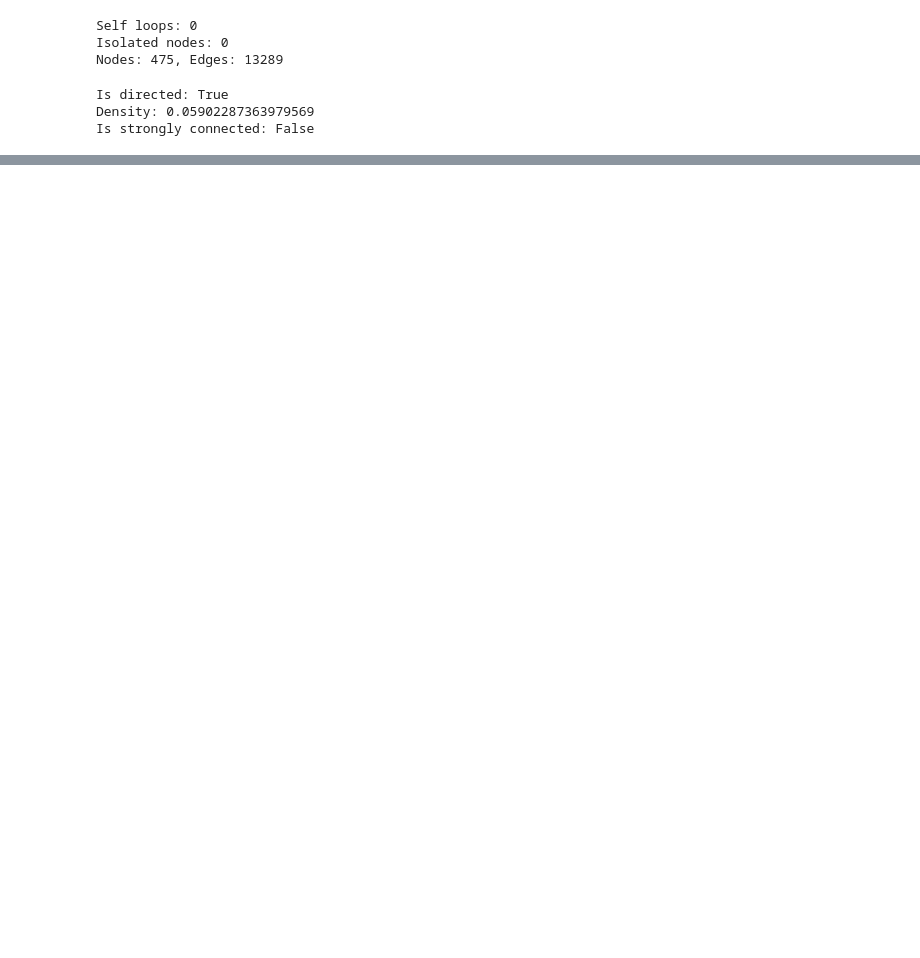
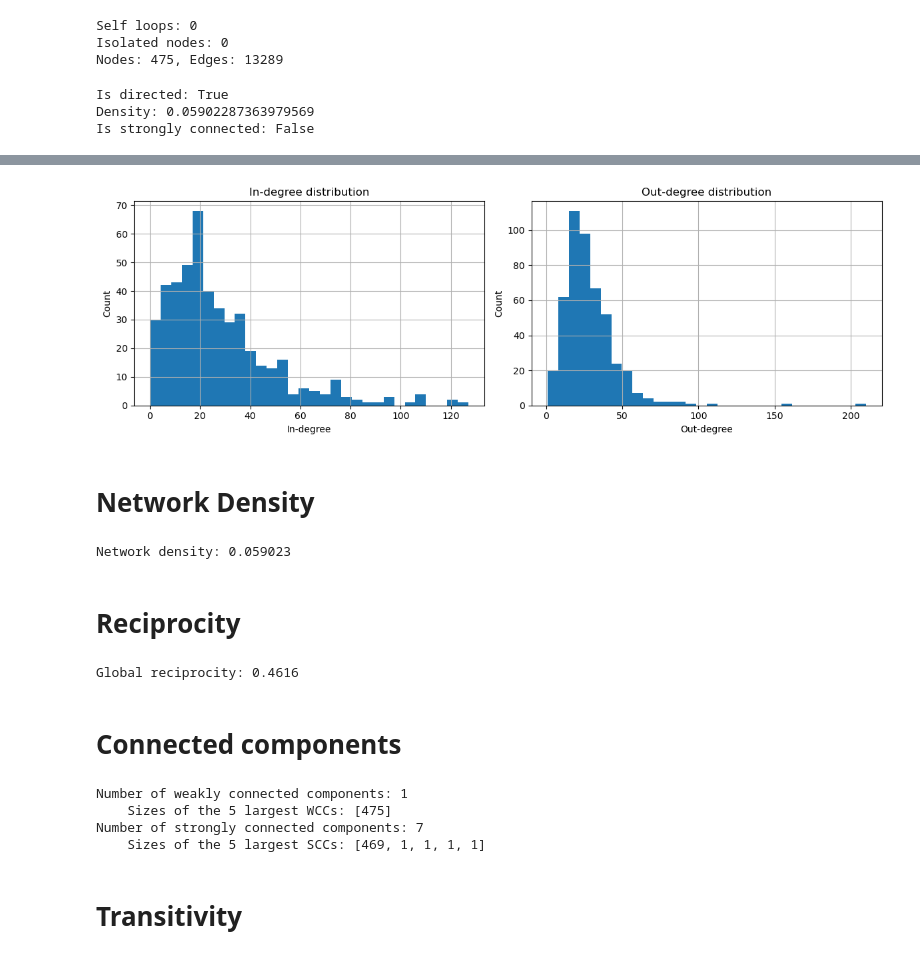
Before and after one commit to leilacielok/network_analysis, a Jupyter notebook: visualization.ipynb, the cells around one changed output, grey strips where cells are left out. Cells and saved outputs as stored; diff of their text form; code cells hidden in the pictures; blank space fills up the shorter version.

```diff
--- a/visualization.ipynb
+++ b/visualization.ipynb
@@ -59,0 +73,14 @@ nx.write_graphml(G, "congress_network.graphml")
+# %%
+# 2.1 Compute in-degree and out-degree
+in_degrees = dict(G.in_degree())
+out_degrees = dict(G.out_degree())
+
+# Convert to pandas DataFrame for convenience
+deg_df = pd.DataFrame({
+    "node": list(G.nodes()),
+    "in_degree": [in_degrees[n] for n in G.nodes()],
+    "out_degree": [out_degrees[n] for n in G.nodes()]
+})
+deg_df["total_degree"] = deg_df["in_degree"] + deg_df["out_degree"]
+
+deg_df.sort_values("total_degree", ascending=False).head()
@@ -59,0 +94,64 @@ nx.write_graphml(G, "congress_network.graphml")
+# %%
+# 2.2 Plot in-degree and out-degree distributions
+
+fig, axes = plt.subplots(1, 2, figsize=(12, 4))
+
+axes[0].hist(deg_df["in_degree"], bins=30)
+axes[0].set_title("In-degree distribution")
+axes[0].set_xlabel("In-degree")
+axes[0].set_ylabel("Count")
+
+axes[1].hist(deg_df["out_degree"], bins=30)
+axes[1].set_title("Out-degree distribution")
+axes[1].set_xlabel("Out-degree")
+axes[1].set_ylabel("Count")
+
+plt.tight_layout()
+plt.show()
+# %% [output]
+[figure, added]
+# %% [markdown]
+# Network Density
+# %%
+density = nx.density(G)
+print(f"Network density: {density:.6f}")
+# %% [output]
+Network density: 0.059023
+# %% [markdown]
+# Reciprocity
+# %%
+# Global reciprocity
+global_reciprocity = nx.reciprocity(G)
+print(f"Global reciprocity: {global_reciprocity:.4f}")
+# %% [output]
+Global reciprocity: 0.4616
+# %% [markdown]
+# Connected components
+# %%
+# 5.1 Weakly and strongly connected components
+wcc = list(nx.weakly_connected_components(G))
+wcc_sizes = sorted([len(c) for c in wcc], reverse=True)
+wcc_sizes = []
+for c in wcc:
+    wcc_sizes.append(len(c))
+wcc_sizes = sorted(wcc_sizes,reverse=True)
+#wcc_sizes.sort(reverse=True)
+
+scc = list(nx.strongly_connected_components(G))
+scc_sizes = sorted([len(c) for c in scc], reverse=True)
+
+
+# 5.2 Analyze size
+
+print(f"Number of weakly connected components: {len(wcc)}")
+print(f"    Sizes of the 5 largest WCCs: {wcc_sizes[:5]}")
+
+print(f"Number of strongly connected components: {len(scc)}")
+print(f"    Sizes of the 5 largest SCCs: {scc_sizes[:5]}")
+# %% [output]
+Number of weakly connected components: 1
+    Sizes of the 5 largest WCCs: [475]
+Number of strongly connected components: 7
+    Sizes of the 5 largest SCCs: [469, 1, 1, 1, 1]
+# %% [markdown]
+# Transitivity
```
Also changed, not shown: parts of 20 cells of this notebook, 1 other file.
